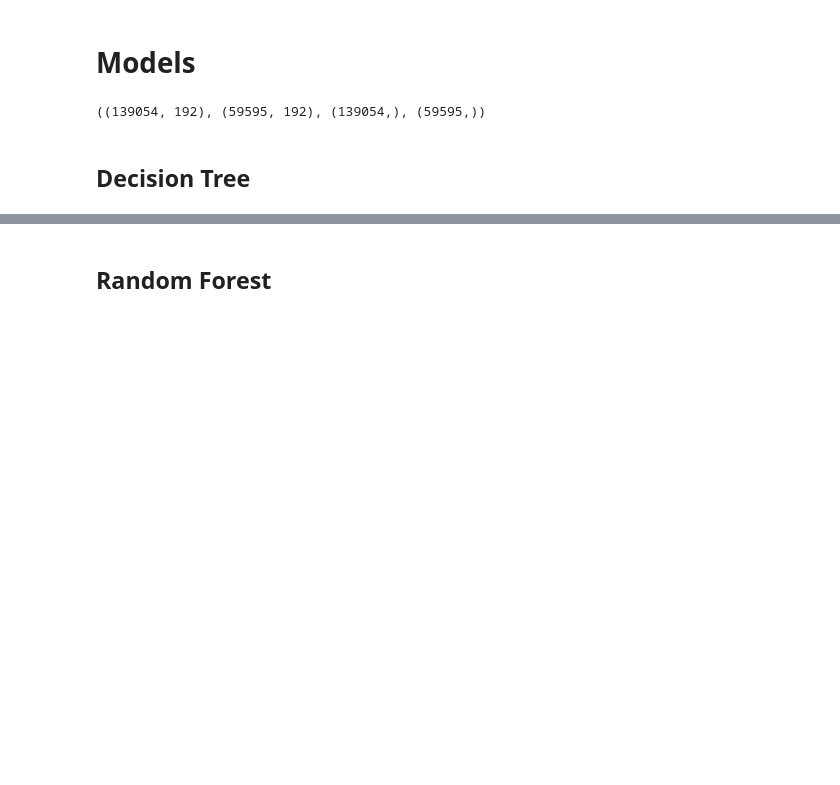
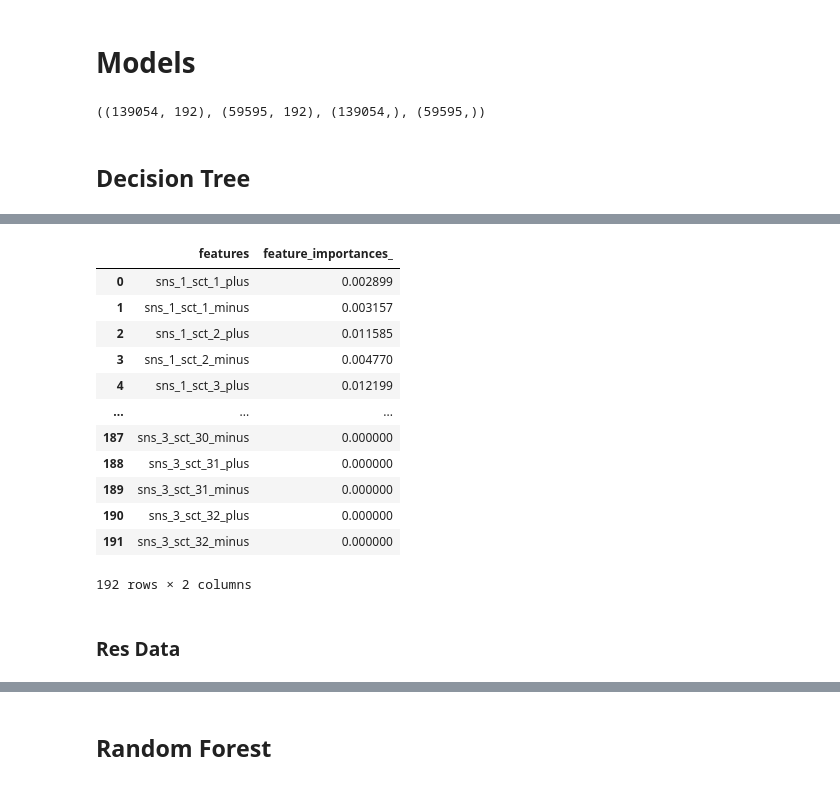
Before and after one commit to EgorSolovei/ML-in-nuclear-physics, a Jupyter notebook: model.ipynb, the cells around one changed output, grey strips where cells are left out. Saved outputs shown, nothing was run; the diff lists cells and outputs as text; code cells hidden in the pictures; blank space fills up the shorter version.

```diff
--- a/model.ipynb
+++ b/model.ipynb
@@ -114,0 +109,21 @@ def train_model(model, param, x_tr, y_tr, x_ts, y_ts):
+# %%
+feature_importances = best_tree.feature_importances_
+feature_importances_df = pd.DataFrame({'features': list(X_train), 'feature_importances_': feature_importances})
+feature_importances_df.sort_values('feature_importances_', ascending=False)
+feature_importances_df
+# %% [output]
+|  | features | feature_importances_ |
+| 0 | sns_1_sct_1_plus | 0.002899 |
+| 1 | sns_1_sct_1_minus | 0.003157 |
+| 2 | sns_1_sct_2_plus | 0.011585 |
+| 3 | sns_1_sct_2_minus | 0.004770 |
+| 4 | sns_1_sct_3_plus | 0.012199 |
+| ... | ... | ... |
+| 187 | sns_3_sct_30_minus | 0.000000 |
+| 188 | sns_3_sct_31_plus | 0.000000 |
+| 189 | sns_3_sct_31_minus | 0.000000 |
+| 190 | sns_3_sct_32_plus | 0.000000 |
+| 191 | sns_3_sct_32_minus | 0.000000 |
+192 rows × 2 columns
+# %% [markdown]
+### Res Data
```
Also changed, not shown: parts of 37 cells of this notebook.
